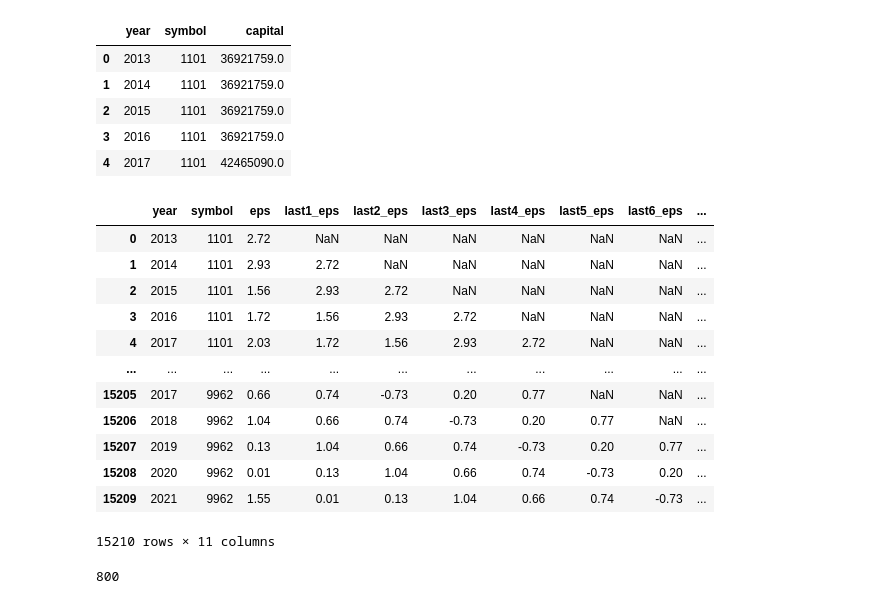
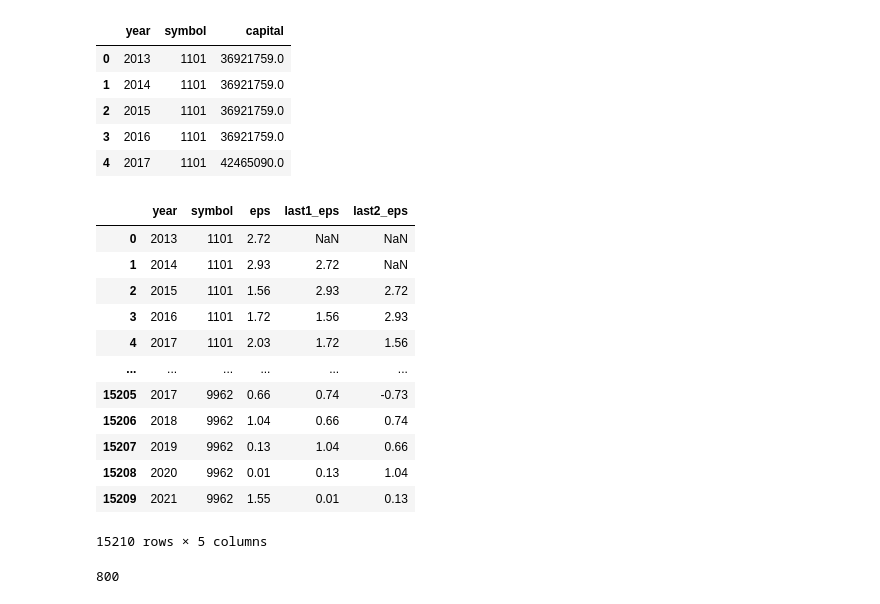
Before and after one commit to JulieKuo/stock, a Jupyter notebook: return_top50.ipynb, the cells around one changed output. Cells and saved outputs as stored; diff of their text form; code cells hidden in the pictures.

```diff
--- a/return_top50.ipynb
+++ b/return_top50.ipynb
@@ -131,21 +131,22 @@ df3.head()
 # %%
 for i in range(1, df2["year"].nunique()):
     df2[f"last{i}_eps"] = df2.groupby("symbol")["eps"].shift(i)
+df2 = df2.iloc[:, :5]
 df2
 # %% [output]
-|  | year | symbol | eps | last1_eps | last2_eps | last3_eps | last4_eps | last5_eps | last6_eps | ... |
-| 0 | 2013 | 1101 | 2.72 | NaN | NaN | NaN | NaN | NaN | NaN | ... |
-| 1 | 2014 | 1101 | 2.93 | 2.72 | NaN | NaN | NaN | NaN | NaN | ... |
-| 2 | 2015 | 1101 | 1.56 | 2.93 | 2.72 | NaN | NaN | NaN | NaN | ... |
-| 3 | 2016 | 1101 | 1.72 | 1.56 | 2.93 | 2.72 | NaN | NaN | NaN | ... |
-| 4 | 2017 | 1101 | 2.03 | 1.72 | 1.56 | 2.93 | 2.72 | NaN | NaN | ... |
-| ... | ... | ... | ... | ... | ... | ... | ... | ... | ... | ... |
-| 15205 | 2017 | 9962 | 0.66 | 0.74 | -0.73 | 0.20 | 0.77 | NaN | NaN | ... |
-| 15206 | 2018 | 9962 | 1.04 | 0.66 | 0.74 | -0.73 | 0.20 | 0.77 | NaN | ... |
-| 15207 | 2019 | 9962 | 0.13 | 1.04 | 0.66 | 0.74 | -0.73 | 0.20 | 0.77 | ... |
-| 15208 | 2020 | 9962 | 0.01 | 0.13 | 1.04 | 0.66 | 0.74 | -0.73 | 0.20 | ... |
-| 15209 | 2021 | 9962 | 1.55 | 0.01 | 0.13 | 1.04 | 0.66 | 0.74 | -0.73 | ... |
+|  | year | symbol | eps | last1_eps | last2_eps |
+| 0 | 2013 | 1101 | 2.72 | NaN | NaN |
+| 1 | 2014 | 1101 | 2.93 | 2.72 | NaN |
+| 2 | 2015 | 1101 | 1.56 | 2.93 | 2.72 |
+| 3 | 2016 | 1101 | 1.72 | 1.56 | 2.93 |
+| 4 | 2017 | 1101 | 2.03 | 1.72 | 1.56 |
+| ... | ... | ... | ... | ... | ... |
+| 15205 | 2017 | 9962 | 0.66 | 0.74 | -0.73 |
+| 15206 | 2018 | 9962 | 1.04 | 0.66 | 0.74 |
+| 15207 | 2019 | 9962 | 0.13 | 1.04 | 0.66 |
+| 15208 | 2020 | 9962 | 0.01 | 0.13 | 1.04 |
+| 15209 | 2021 | 9962 | 1.55 | 0.01 | 0.13 |
-15210 rows × 11 columns
+15210 rows × 5 columns
 # %%
 df = pd.merge(df1, df2, left_on = ["year", "symbol"], right_on = ["year", "symbol"], how = "left")
 df = df.reset_index(drop = True)
```
Also changed, not shown: parts of 8 cells of this notebook.
